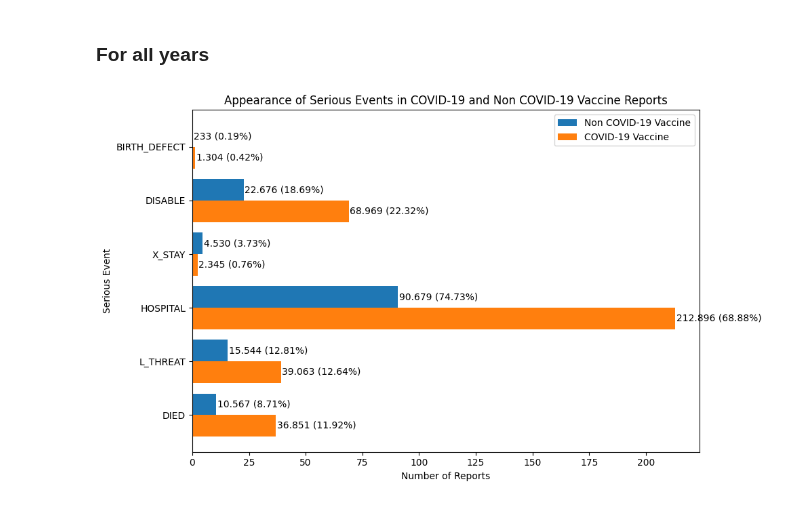
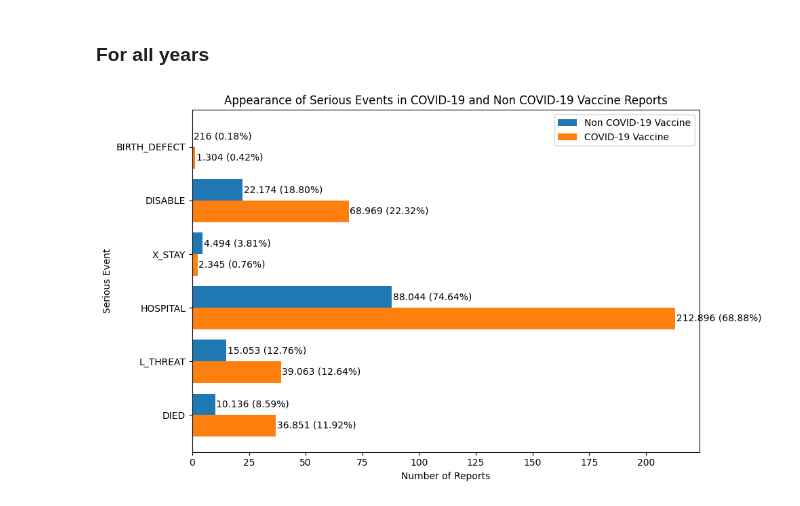
Before and after one commit to ZaNioxX/Masterarbeit, a Jupyter notebook: Data_Exploration/serious_events.ipynb, the cells around one changed output. Drawn from its saved outputs; the diff is of its cells as text; code cells hidden in the pictures.

```diff
--- a/Data_Exploration/serious_events.ipynb
+++ b/Data_Exploration/serious_events.ipynb
@@ -354,12 +354,8 @@ for entry in results_serious_covid:
 pipeline_serious_non_covid = [
     {
         "$match": {
-            "SERIOUS": "Y",  # Select only serious reports
-            "vax_data": {
-                "$elemMatch": {
-                    "VAX_TYPE": {"$not": {"$regex": "COVID"}}  # Select reports with at least one vaccine type not containing "COVID"
-                }
-            }
+            "SERIOUS": "Y",  # Select reports that are marked as serious
+            "vax_data.VAX_TYPE": {"$not": {"$regex": "COVID"}}  # Select reports with vaccine types not containing "COVID"
         }
     }
 ]
@@ -407,33 +403,33 @@ plt.yticks(y, serious_columns)
 # Add labels and title
 plt.xlabel('Number of Reports')
 plt.ylabel('Serious Event')
 plt.title('Appearance of Serious Events in COVID-19 and Non COVID-19 Vaccine Reports')
 
 # Add legend
 plt.legend()
 
 # Add numbers to the bars with percentage value, formatted with a dot for thousands
 def format_with_period(number):
     return format(number, ",.0f").replace(",", ".")  # Format with dot separator
 
 for i, (count1, count2, pct1, pct2) in enumerate(zip(serious_df_covid["Count"], serious_df_non_covid["Count"],
                                                      serious_df_covid["Percentage"], serious_df_non_covid["Percentage"])):
     label1 = f'{format_with_period(count1)} ({pct1:.2f}%)'
     label2 = f'{format_with_period(count2)} ({pct2:.2f}%)'
 
     plt.text(count1 + 500, i - bar_width/2, label1, ha='left', va='center', fontsize=10)  # Adjusted position for count1
     plt.text(count2 + 500, i + bar_width/2, label2, ha='left', va='center', fontsize=10)  # Adjusted position for count2
 
 # Define the custom formatter function
-def format_with_thousands_sep(x):
+def format_with_thousands_sep(x, pos):
     return f'{x/1000:,.0f}'
 
 # Set the formatter for the x-axis
 plt.gca().xaxis.set_major_formatter(ticker.FuncFormatter(format_with_thousands_sep))
 
 # Show the plot
 plt.tight_layout()
-plt.savefig('/Users/sep/PycharmProjects/Masterarbeit/Plots/Data_Exploration/Serious_Events/Serious_Events_total_non_Covid19_Vaccines_Individual_Comparison.png')
+#plt.savefig('/Users/sep/PycharmProjects/Masterarbeit/Plots/Data_Exploration/Serious_Events/Serious_Events_total_non_Covid19_Vaccines_Individual_Comparison.png')
 plt.show()
 # %% [output]
-[figure, old version]
+[figure, new version]
```
Also changed, not shown: 3 other files.
